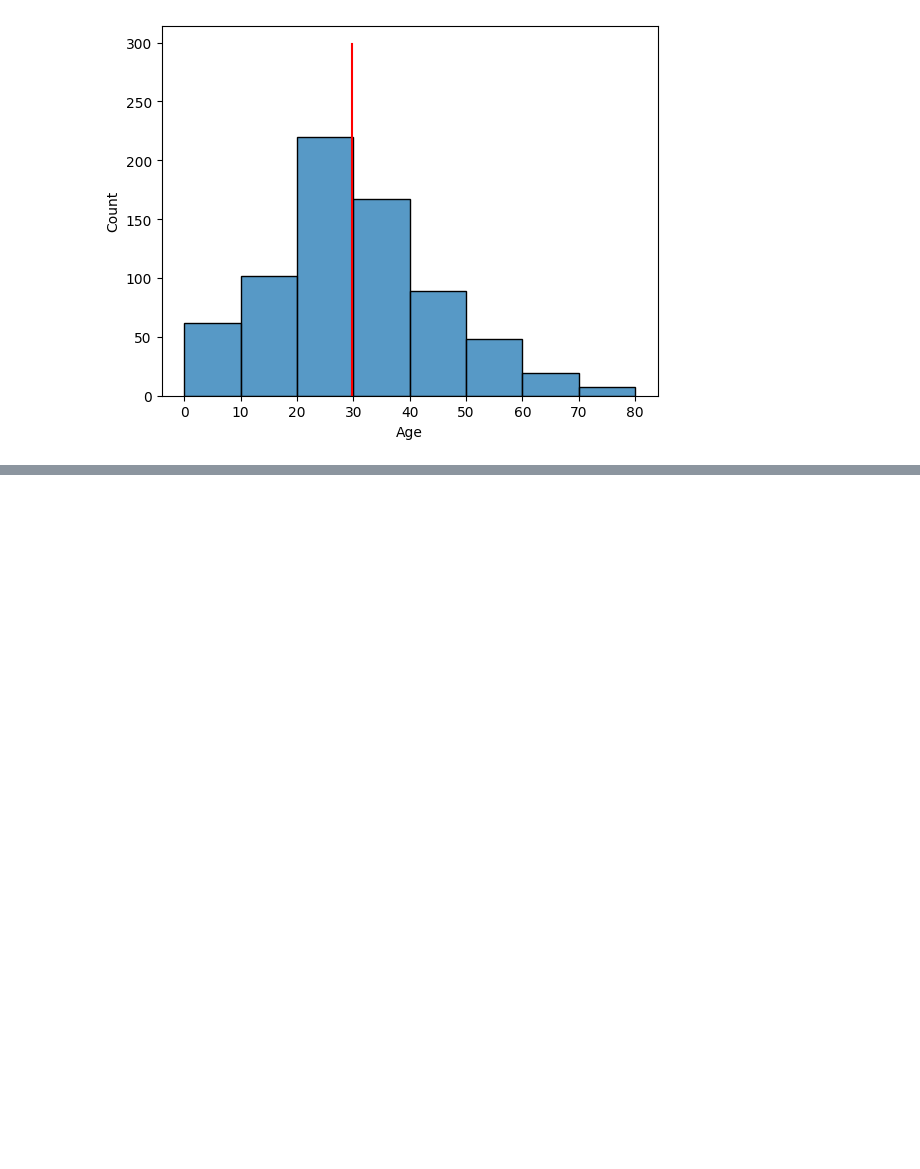
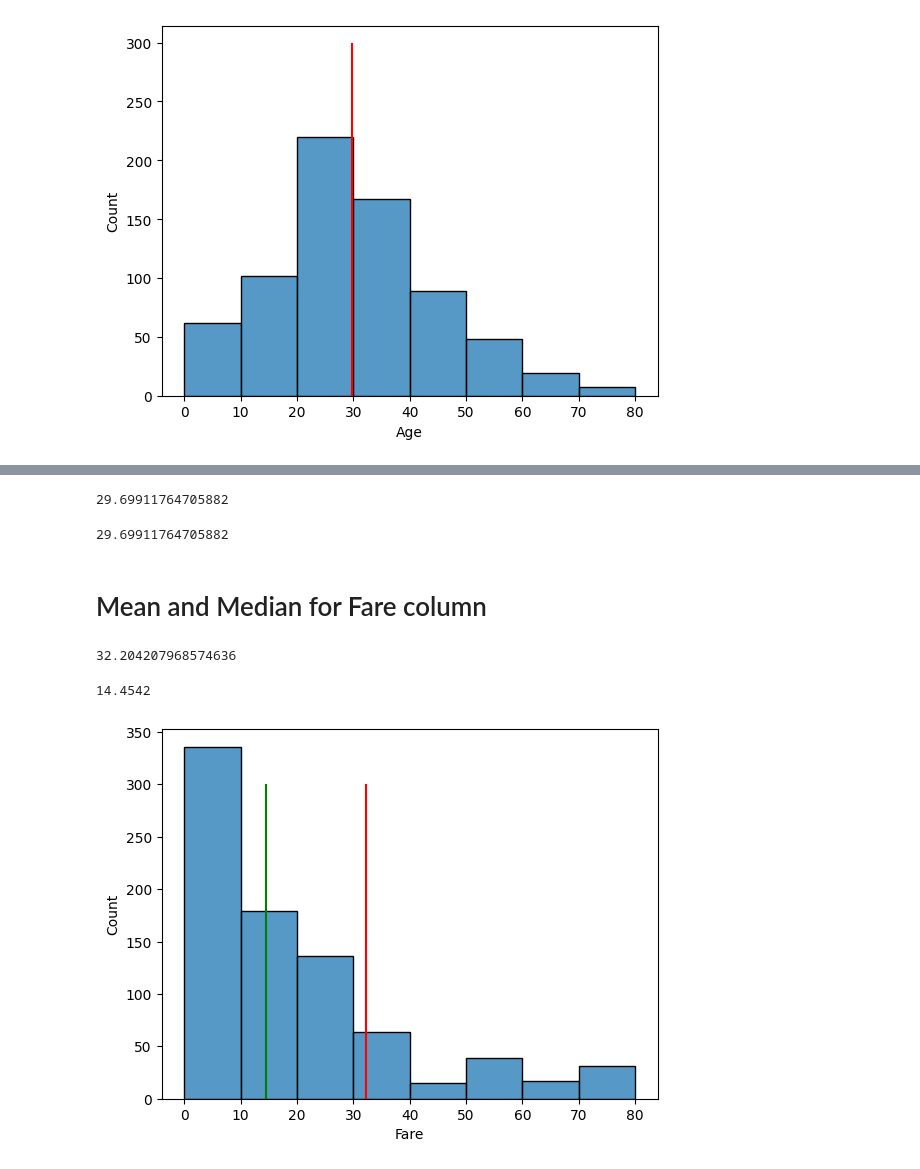
Before and after one commit to Ahiraf/Data_Science_Basics, a Jupyter notebook: Mean_Median_Mode.ipynb, the cells around one changed output, grey strips where cells are left out. Drawn from its saved outputs; the diff is of its cells as text; code cells hidden in the pictures; blank space fills up the shorter version.

```diff
--- a/Mean_Median_Mode.ipynb
+++ b/Mean_Median_Mode.ipynb
@@ -102,0 +128,32 @@ plt.show()
+# %%
+# So there are 177 nan values in Age column. So, first this nan values should be filled by data cleaning.
+# Measurement of central tendency (mean, median, mode) is widely used in data cleaning
+dataset["Age"].fillna(dataset["Age"].mean(), inplace = True) # here the nan values are filling with the mean values.
+# %%
+med = np.median(dataset["Age"])
+print(med)
+# %% [output]
+29.69911764705882
+# %%
+dataset["Age"].median()
+# %% [output]
+29.69911764705882
+# %% [markdown]
+# Mean and Median for Fare column
+# %%
+mnFare = np.mean(dataset["Fare"])
+print(mnFare)
+# %% [output]
+32.204207968574636
+# %%
+mdFare = np.median(dataset["Fare"]) # no need for data cleaning as there is no NAN values in Fare column
+print(mdFare)
+# %% [output]
+14.4542
+# %%
+plt.plot([mnFare for i in range(0, 300)], [i for i in range(0, 300)], c = "red")
+plt.plot([mdFare for i in range(0, 300)], [i for i in range(0, 300)], c = "green")
+sns.histplot(x = "Fare", data = dataset, bins = [i for i in range(0, 81, 10)])
+plt.show()
+# %% [output]
+[figure, added]
```
Also changed, not shown: parts of 4 cells of this notebook.
